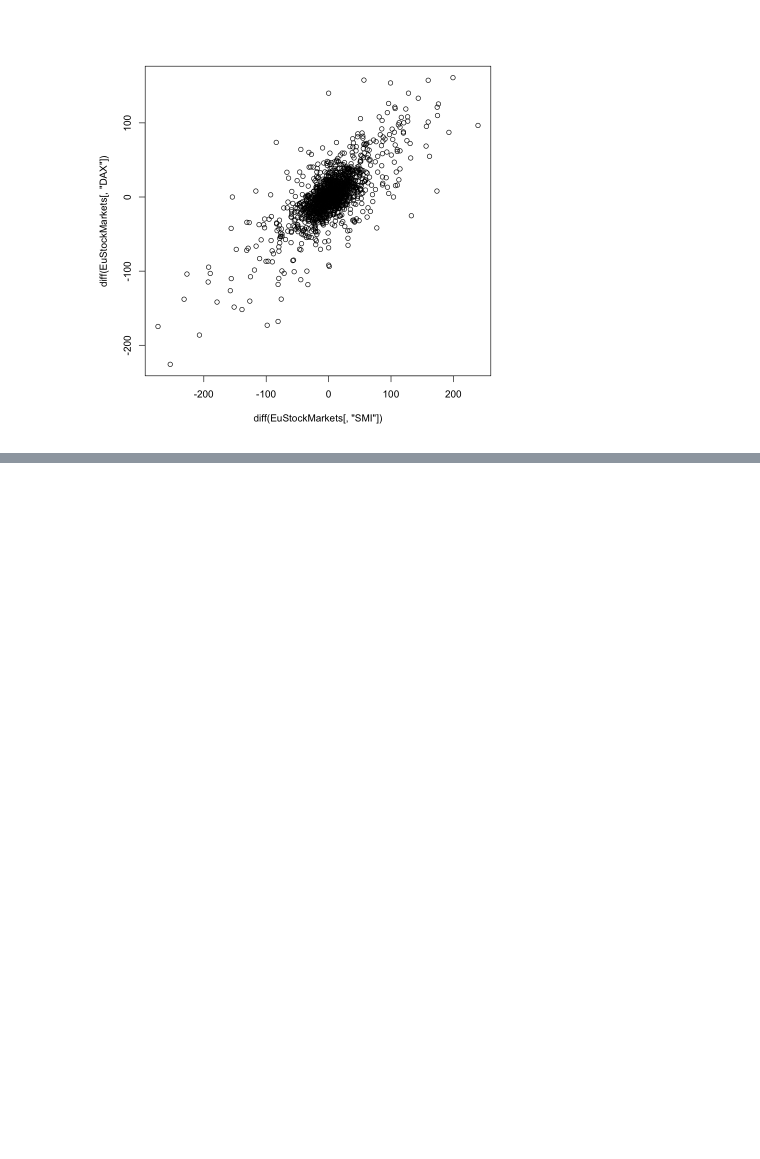
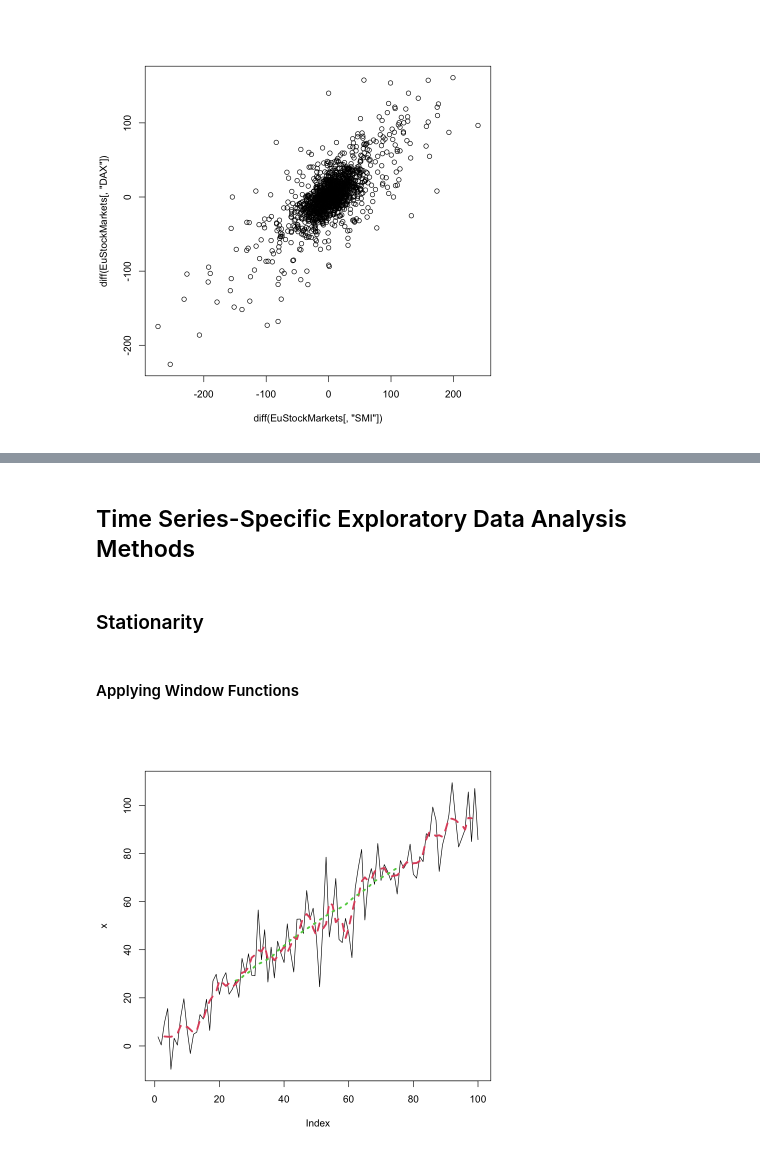
Before and after one commit to antounes/practical-timeseries-analysis, a Jupyter notebook: ch03/code/ch03_exploratory_data-analysis_for_time_series.ipynb, the cells around one changed output, grey strips where cells are left out. Cells and saved outputs as stored; diff of their text form; code cells hidden in the pictures; blank space fills up the shorter version.

```diff
--- a/ch03/code/ch03_exploratory_data-analysis_for_time_series.ipynb
+++ b/ch03/code/ch03_exploratory_data-analysis_for_time_series.ipynb
@@ -76,0 +79,17 @@ plot(lag(diff()),
+# %% [markdown]
+## Time Series-Specific Exploratory Data Analysis Methods
+# %% [markdown]
+### Stationarity
+# %% [markdown]
+#### Applying Window Functions
+# %%
+# Rolling windows
+# Calculate rolling average using the base R filter function
+x <- rnorm(n=100, mean=0, sd=10) + 1:100
+mn <- function(n) rep(1/n, n)
+
+plot(x, type='l', lwd=1)
+lines(filter(x, mn(5)), col=2, lwd=3, lty=2) # Use 5-point window
+lines(filter(x, mn(50)), col=3, lwd=3, lty=3) # Use 50-point window
+# %% [output]
+[figure, added]
```
Also changed, not shown: parts of 13 cells of this notebook.
